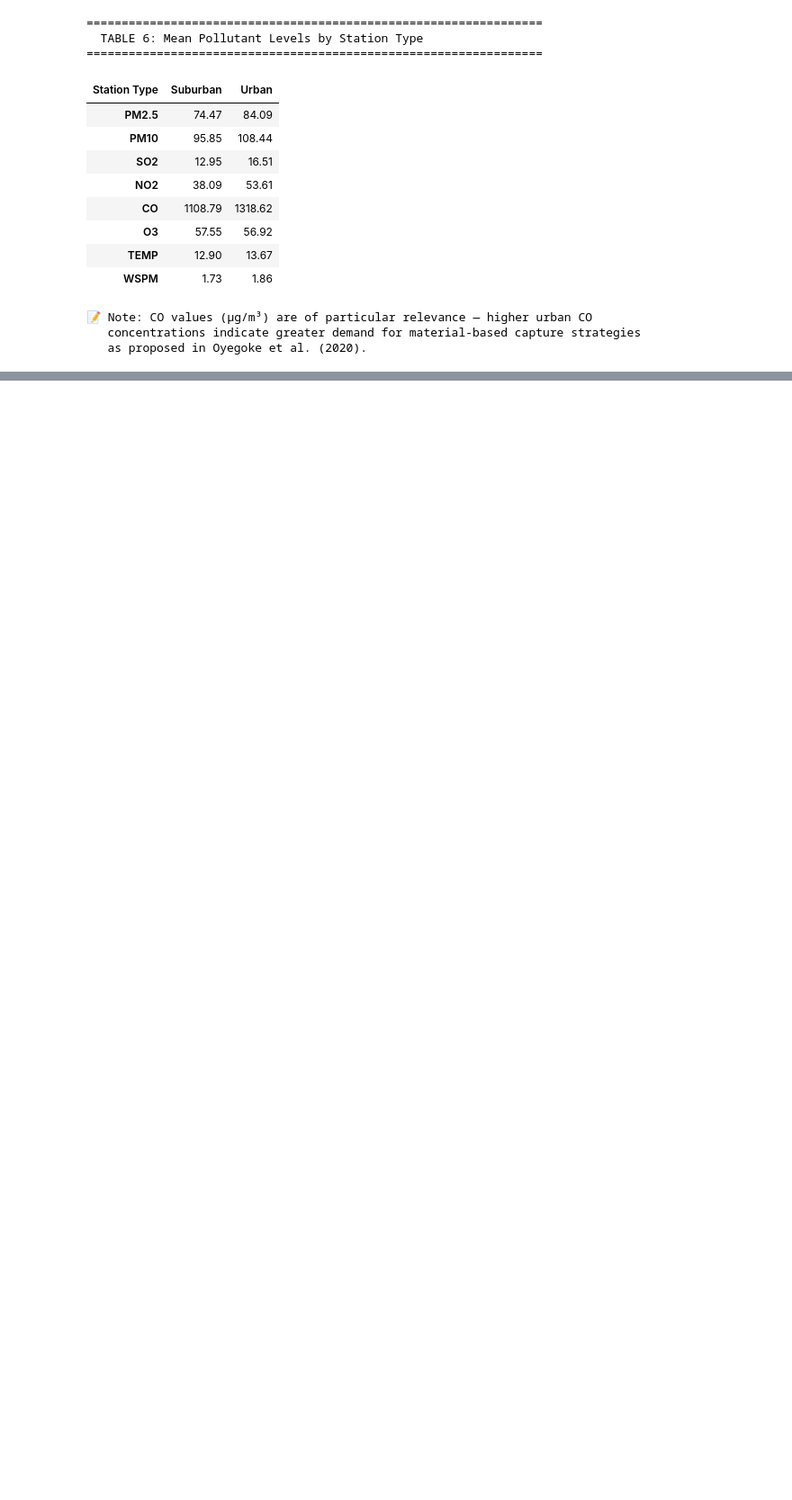
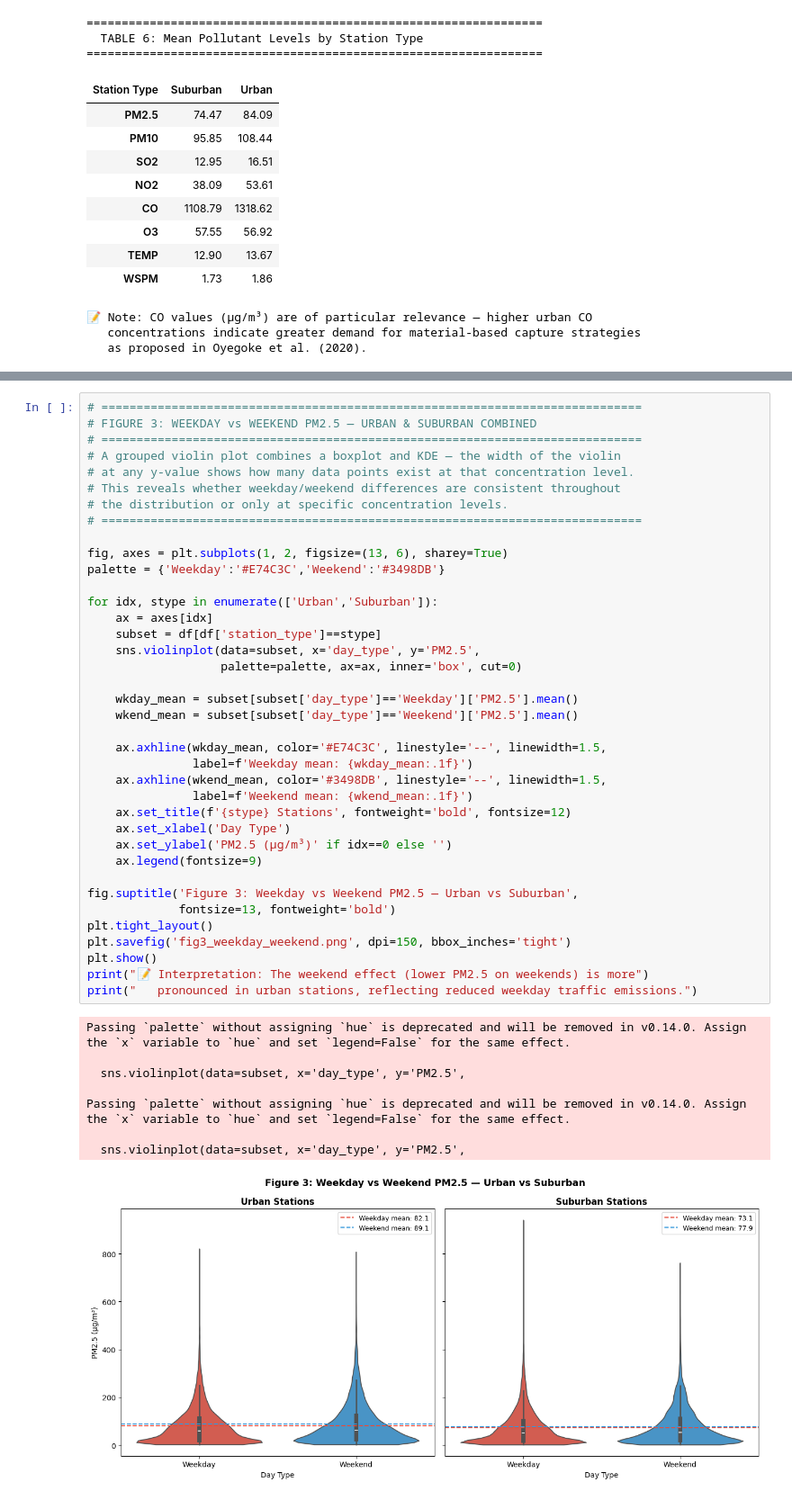
Before and after one commit to oyegokeademola25-beep/ASSESSMENT_DATA_SET, a Jupyter notebook: Copy_of_CMP7001_Assessment.ipynb, the cells around one changed output, grey strips where cells are left out. Shown at 90% size. Saved outputs shown, nothing was run; the diff lists cells and outputs as text; blank space fills up the shorter version.

```diff
--- a/Copy_of_CMP7001_Assessment.ipynb
+++ b/Copy_of_CMP7001_Assessment.ipynb
@@ -943,0 +1030,47 @@ print("   as proposed in Oyegoke et al. (2020).")
+# %%
+# =============================================================================
+# FIGURE 3: WEEKDAY vs WEEKEND PM2.5 — URBAN & SUBURBAN COMBINED
+# =============================================================================
+# A grouped violin plot combines a boxplot and KDE — the width of the violin
+# at any y-value shows how many data points exist at that concentration level.
+# This reveals whether weekday/weekend differences are consistent throughout
+# the distribution or only at specific concentration levels.
+# =============================================================================
+
+fig, axes = plt.subplots(1, 2, figsize=(13, 6), sharey=True)
+palette = {'Weekday':'#E74C3C','Weekend':'#3498DB'}
+
+for idx, stype in enumerate(['Urban','Suburban']):
+    ax = axes[idx]
+    subset = df[df['station_type']==stype]
+    sns.violinplot(data=subset, x='day_type', y='PM2.5',
+                   palette=palette, ax=ax, inner='box', cut=0)
+
+    wkday_mean = subset[subset['day_type']=='Weekday']['PM2.5'].mean()
+    wkend_mean = subset[subset['day_type']=='Weekend']['PM2.5'].mean()
+
+    ax.axhline(wkday_mean, color='#E74C3C', linestyle='--', linewidth=1.5,
+               label=f'Weekday mean: {wkday_mean:.1f}')
+    ax.axhline(wkend_mean, color='#3498DB', linestyle='--', linewidth=1.5,
+               label=f'Weekend mean: {wkend_mean:.1f}')
+    ax.set_title(f'{stype} Stations', fontweight='bold', fontsize=12)
+    ax.set_xlabel('Day Type')
+    ax.set_ylabel('PM2.5 (µg/m³)' if idx==0 else '')
+    ax.legend(fontsize=9)
+
+fig.suptitle('Figure 3: Weekday vs Weekend PM2.5 — Urban vs Suburban',
+             fontsize=13, fontweight='bold')
+plt.tight_layout()
+plt.savefig('fig3_weekday_weekend.png', dpi=150, bbox_inches='tight')
+plt.show()
+print("📝 Interpretation: The weekend effect (lower PM2.5 on weekends) is more")
+print("   pronounced in urban stations, reflecting reduced weekday traffic emissions.")
+# %% [output]
+Passing `palette` without assigning `hue` is deprecated and will be removed in v0.14.0. Assign the `x` variable to `hue` and set `legend=False` for the same effect.
+
+  sns.violinplot(data=subset, x='day_type', y='PM2.5',
+
+Passing `palette` without assigning `hue` is deprecated and will be removed in v0.14.0. Assign the `x` variable to `hue` and set `legend=False` for the same effect.
+
+  sns.violinplot(data=subset, x='day_type', y='PM2.5',
+[figure, added]
```
Also changed, not shown: parts of 13 cells of this notebook.
